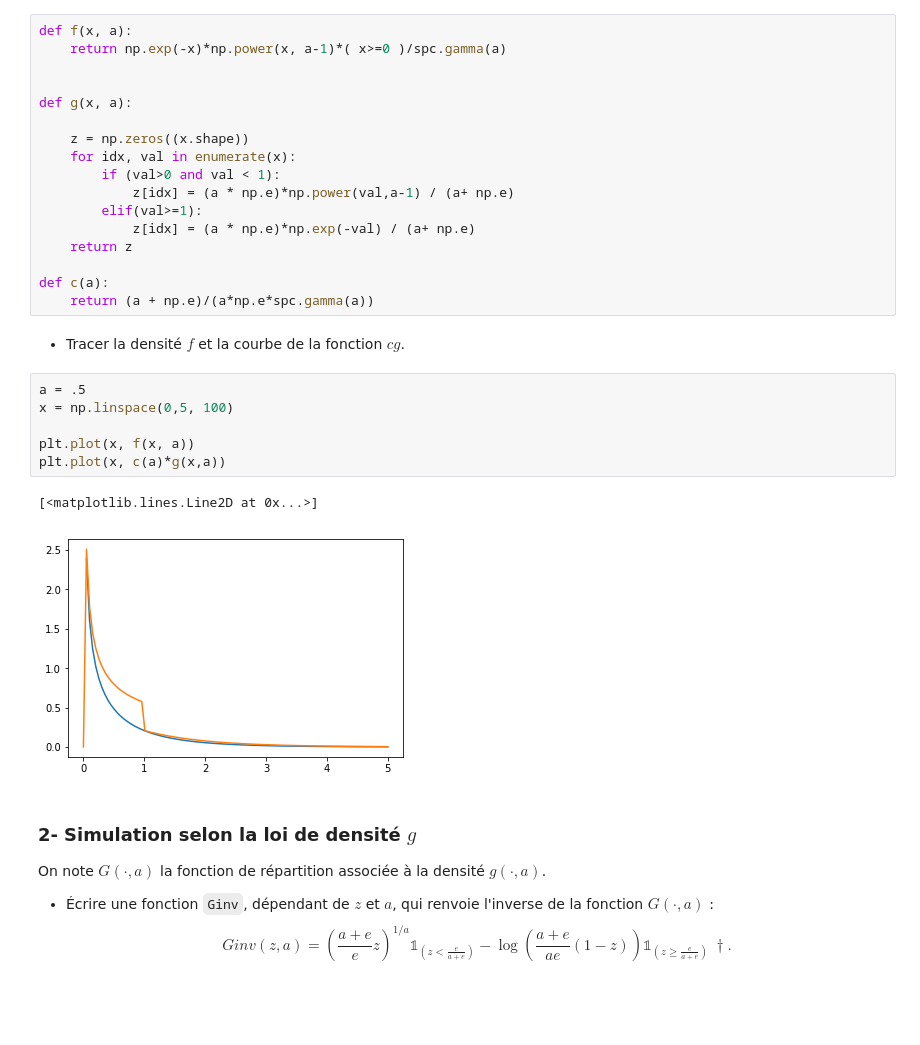
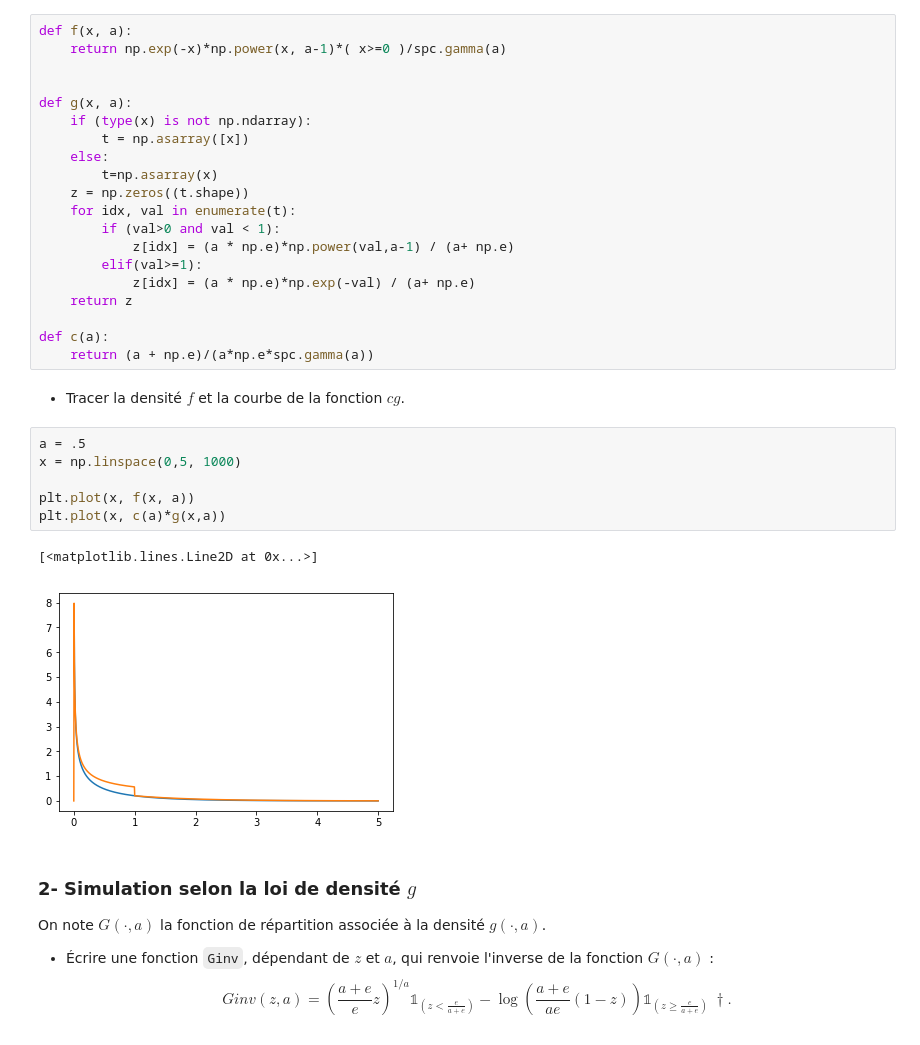
Before and after one commit to Alexsaphir/MethodeNumeriqueDeterministe, a Jupyter notebook: TP-SimulationLois-enonce.ipynb, the cells around one changed output. Cells and saved outputs as stored; diff of their text form; blank space fills up the shorter version.

```diff
--- a/TP-SimulationLois-enonce.ipynb
+++ b/TP-SimulationLois-enonce.ipynb
@@ -193,9 +193,12 @@ def f(x, a):
 
 
 def g(x, a):
-
-    z = np.zeros((x.shape))
-    for idx, val in enumerate(x):
+    if (type(x) is not np.ndarray):
+        t = np.asarray([x])
+    else:
+        t=np.asarray(x)
+    z = np.zeros((t.shape))
+    for idx, val in enumerate(t):
         if (val>0 and val < 1):
             z[idx] = (a * np.e)*np.power(val,a-1) / (a+ np.e)
         elif(val>=1):
@@ -208,13 +211,13 @@ def c(a):
 - Tracer la densité $f$ et la courbe de la fonction $c g$.
 # %%
 a = .5
-x = np.linspace(0,5, 100)
+x = np.linspace(0,5, 1000)
 
 plt.plot(x, f(x, a))
 plt.plot(x, c(a)*g(x,a))
 # %% [output]
 [<matplotlib.lines.Line2D at 0x...>]
-[figure, old version]
+[figure, new version]
 # %% [markdown]
 ### 2- Simulation selon la loi de densité $g$
 
```
Also changed, not shown: parts of 9 cells of this notebook.
